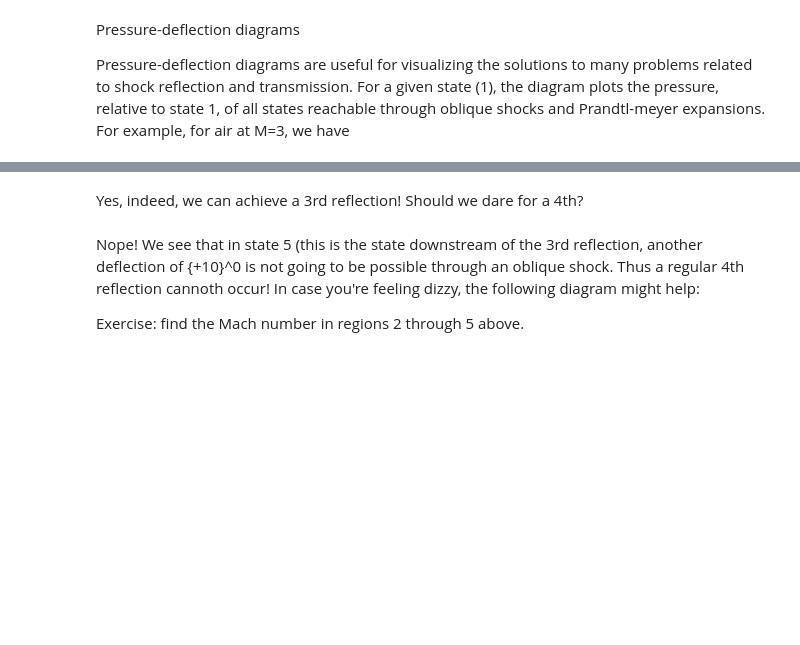
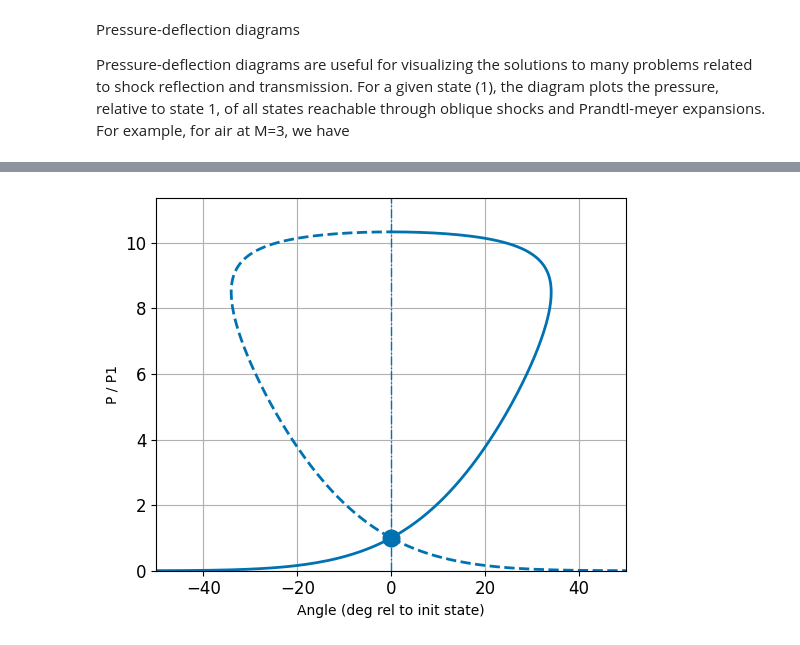
Before and after one commit to timcolonius/gaslab, a Jupyter notebook: notebooks/03_flow_turning.ipynb, the cells around one changed output, grey strips where cells are left out. Saved outputs shown, nothing was run; the diff lists cells and outputs as text; code cells hidden in the pictures; blank space fills up the shorter version.

```diff
--- a/notebooks/03_flow_turning.ipynb
+++ b/notebooks/03_flow_turning.ipynb
@@ -232,2 +231,0 @@ Apparently, yes, the flow can be deflected back from state 3 with another {+10}^
-# %% [markdown]
-Yes, indeed, we can achieve a 3rd reflection!  Should we dare for a 4th?
@@ -237,4 +231,0 @@ Yes, indeed, we can achieve a 3rd reflection!  Should we dare for a 4th?
-# %% [markdown]
-Nope!  We see that in state 5 (this is the state downstream of the 3rd reflection, another deflection of {+10}^0 is not going to be possible through an oblique shock.  Thus a regular 4th reflection cannoth occur!  In case you're feeling dizzy, the following diagram might help:
-
-Exercise: find the Mach number in regions 2 through 5 above.
@@ -242,0 +232,5 @@ GasState.init(3, 1.4).deflect(10*np.pi/180).deflect(-10*np.pi/180, fam=-1).defle
+# %%
+fig4 = pressure_deflection_figure(GasState.init(3,1.4))
+fig4
+# %% [output]
+[figure, added]
```
Also changed, not shown: parts of 50 cells of this notebook, 12 other files.
